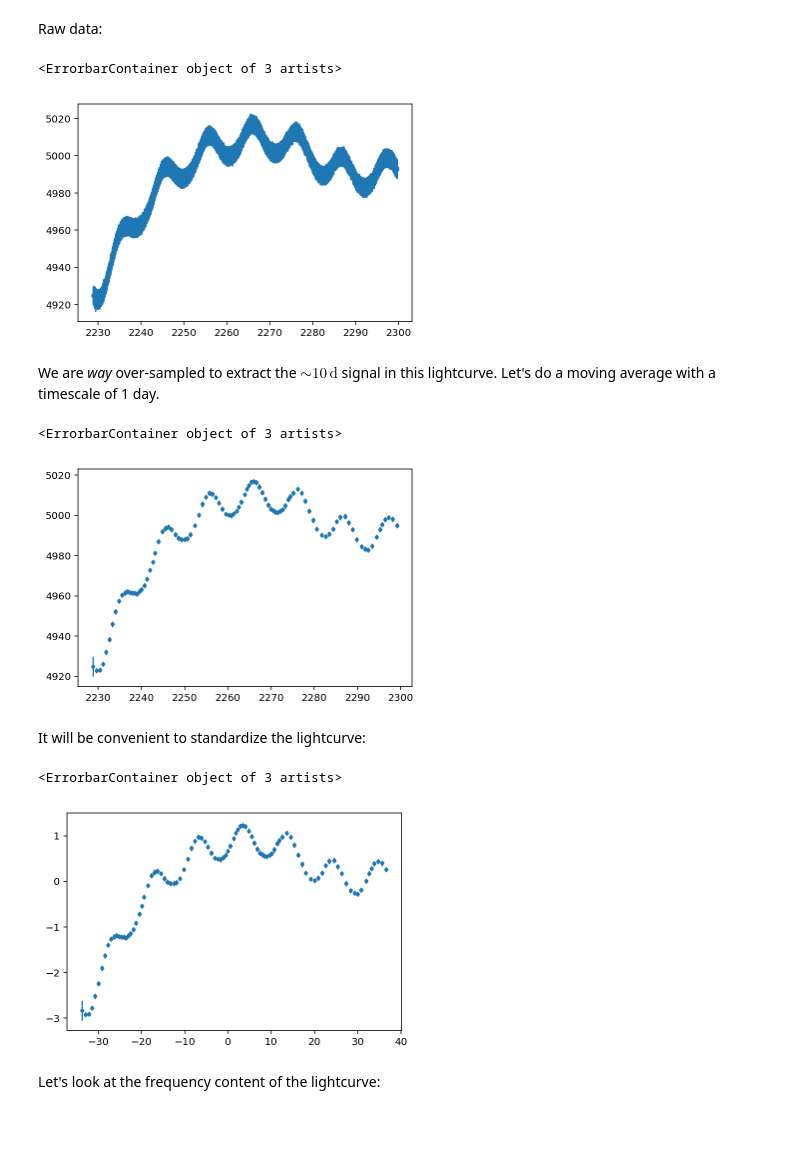
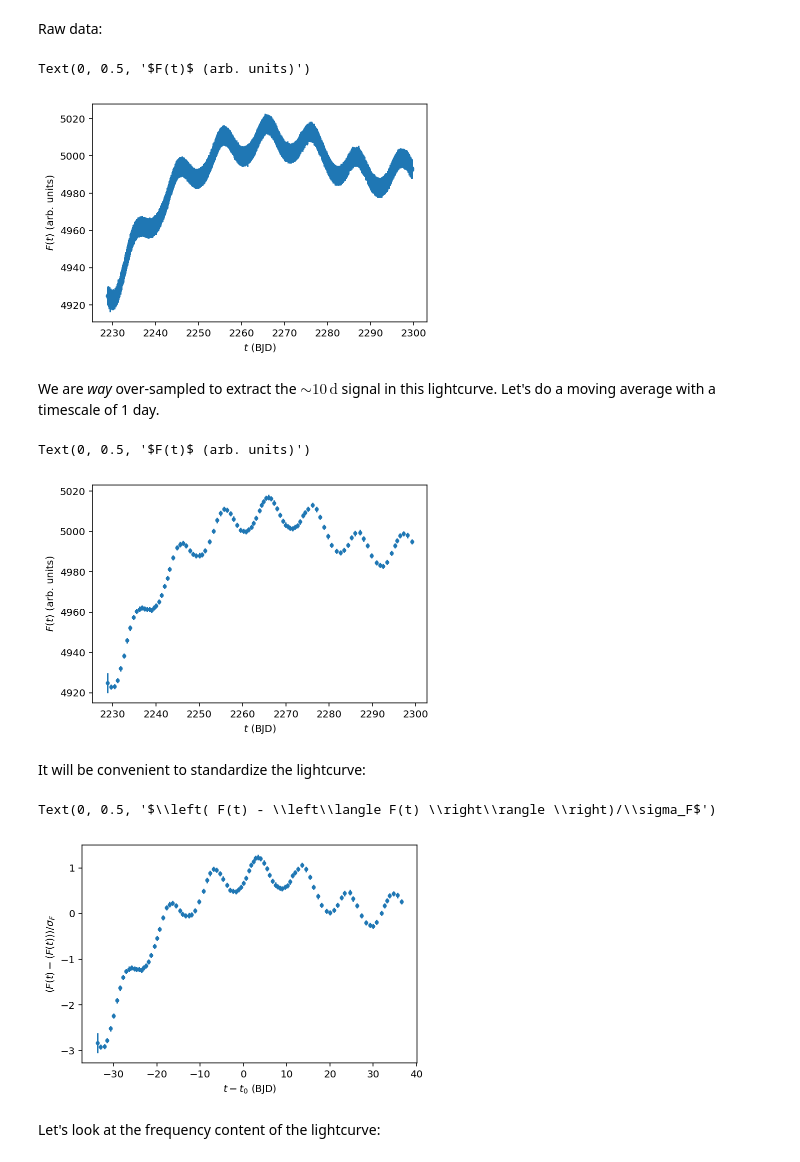
Before and after one commit to bfarr/exocartographer, a Jupyter notebook: stan/EMTest.ipynb, the cells around one changed output. Cells and saved outputs as stored; diff of their text form; code cells hidden in the pictures; blank space fills up the shorter version.

```diff
--- a/stan/EMTest.ipynb
+++ b/stan/EMTest.ipynb
@@ -28,9 +28,11 @@ with fits.open('maia_k2sc.fits', 'readonly') as f:
 Raw data:
 # %%
 errorbar(ts, flux, flux_error, fmt='.')
+xlabel(r'$t$ (BJD)')
+ylabel(r'$F(t)$ (arb. units)')
 # %% [output]
-<ErrorbarContainer object of 3 artists>
+Text(0, 0.5, '$F(t)$ (arb. units)')
-[figure, old version]
+[figure, new version]
 # %% [markdown]
 We are *way* over-sampled to extract the $\sim 10 \, \mathrm{d}$ signal in this lightcurve.  Let's do a moving average with a timescale of 1 day.
 # %%
@@ -54,9 +56,12 @@ ma_flux = ma_flux[::dec_factor]
 ma_flux_error = ma_flux_error[::dec_factor]
 
 errorbar(ts_ma, ma_flux, ma_flux_error, fmt='.')
+
+xlabel(r'$t$ (BJD)')
+ylabel(r'$F(t)$ (arb. units)')
 # %% [output]
-<ErrorbarContainer object of 3 artists>
+Text(0, 0.5, '$F(t)$ (arb. units)')
-[figure, old version]
+[figure, new version]
 # %% [markdown]
 It will be convenient to standardize the lightcurve:
 # %%
@@ -69,9 +74,12 @@ ma_flux_error = ma_flux_error/sigma
 ts_ma = ts_ma-median(ts_ma)
 
 errorbar(ts_ma, ma_flux, ma_flux_error, fmt='.')
+
+xlabel(r'$t-t_0$ (BJD)')
+ylabel(r'$\left( F(t) - \left\langle F(t) \right\rangle \right)/\sigma_F$')
 # %% [output]
-<ErrorbarContainer object of 3 artists>
+Text(0, 0.5, '$\\left( F(t) - \\left\\langle F(t) \\right\\rangle \\right)/\\sigma_F$')
-[figure, old version]
+[figure, new version]
 # %% [markdown]
 Let's look at the frequency content of the lightcurve:
 # %%
```
Also changed, not shown: parts of 7 cells of this notebook.
